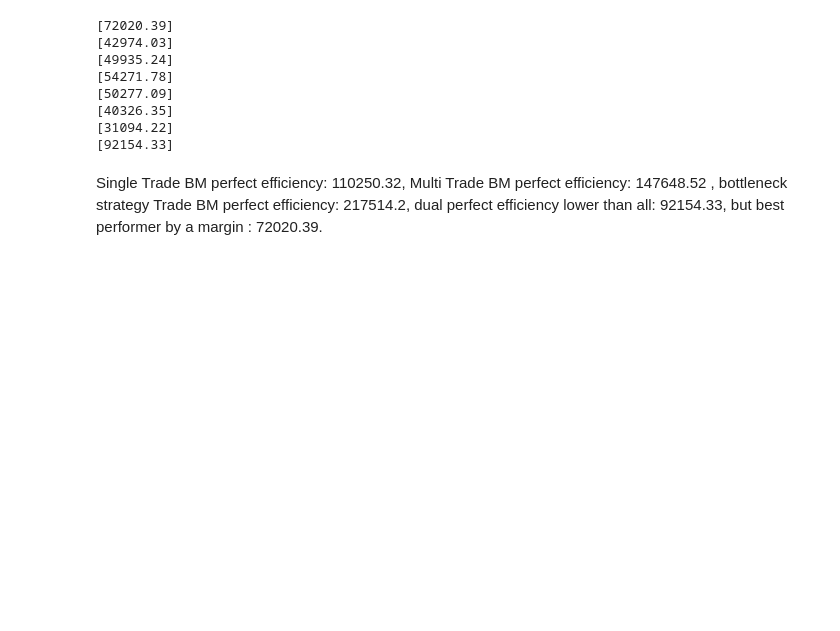
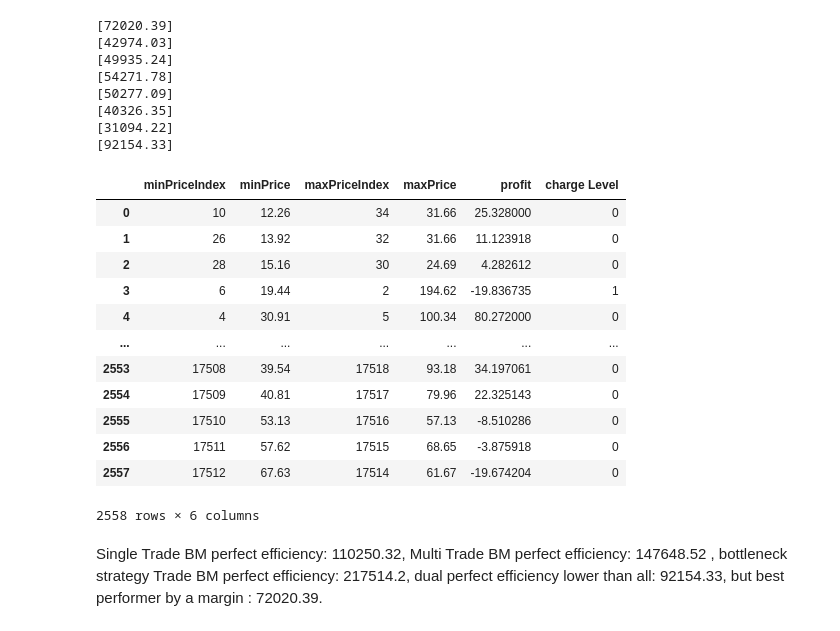
Before and after one commit to ciaranoc123/DAM-BM_Trading, a Jupyter notebook: Trading_strategies.ipynb, the cells around one changed output. Drawn from its saved outputs; the diff is of its cells as text; code cells hidden in the pictures; blank space fills up the shorter version.

```diff
--- a/Trading_strategies.ipynb
+++ b/Trading_strategies.ipynb
@@ -1902,6 +1942,22 @@ print(np.round(sum(PF_dam_bm.iloc[:,4:5].values),2))
 [40326.35]
 [31094.22]
 [92154.33]
+# %%
+r_dam_bm_50_50
+# %% [output]
+|  | minPriceIndex | minPrice | maxPriceIndex | maxPrice | profit | charge Level |
+| 0 | 10 | 12.26 | 34 | 31.66 | 25.328000 | 0 |
+| 1 | 26 | 13.92 | 32 | 31.66 | 11.123918 | 0 |
+| 2 | 28 | 15.16 | 30 | 24.69 | 4.282612 | 0 |
+| 3 | 6 | 19.44 | 2 | 194.62 | -19.836735 | 1 |
+| 4 | 4 | 30.91 | 5 | 100.34 | 80.272000 | 0 |
+| ... | ... | ... | ... | ... | ... | ... |
+| 2553 | 17508 | 39.54 | 17518 | 93.18 | 34.197061 | 0 |
+| 2554 | 17509 | 40.81 | 17517 | 79.96 | 22.325143 | 0 |
+| 2555 | 17510 | 53.13 | 17516 | 57.13 | -8.510286 | 0 |
+| 2556 | 17511 | 57.62 | 17515 | 68.65 | -3.875918 | 0 |
+| 2557 | 17512 | 67.63 | 17514 | 61.67 | -19.674204 | 0 |
+2558 rows × 6 columns
 # %% [markdown]
 Single Trade BM perfect efficiency: 110250.32, Multi Trade BM perfect efficiency: 147648.52 , bottleneck strategy Trade BM perfect efficiency: 217514.2, dual perfect efficiency lower than all: 92154.33, but best performer by a margin : 72020.39.
 # %% [markdown]
```
Also changed, not shown: parts of 29 cells of this notebook.
